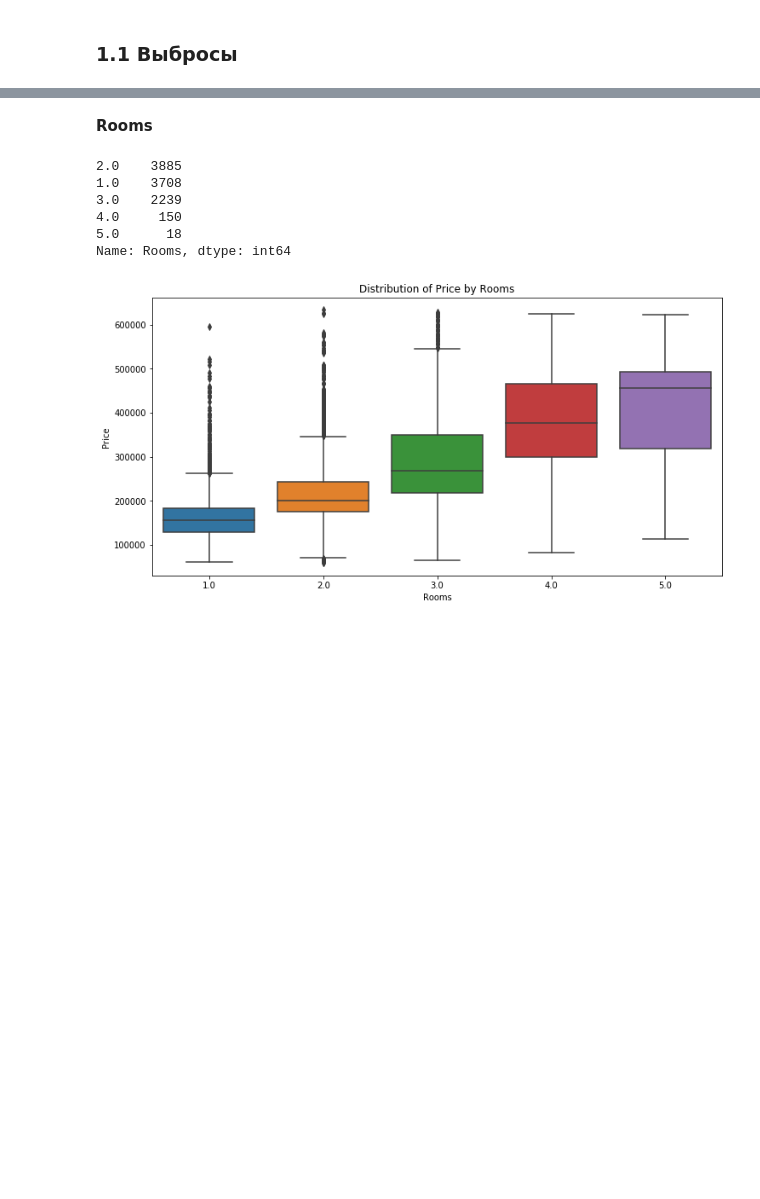
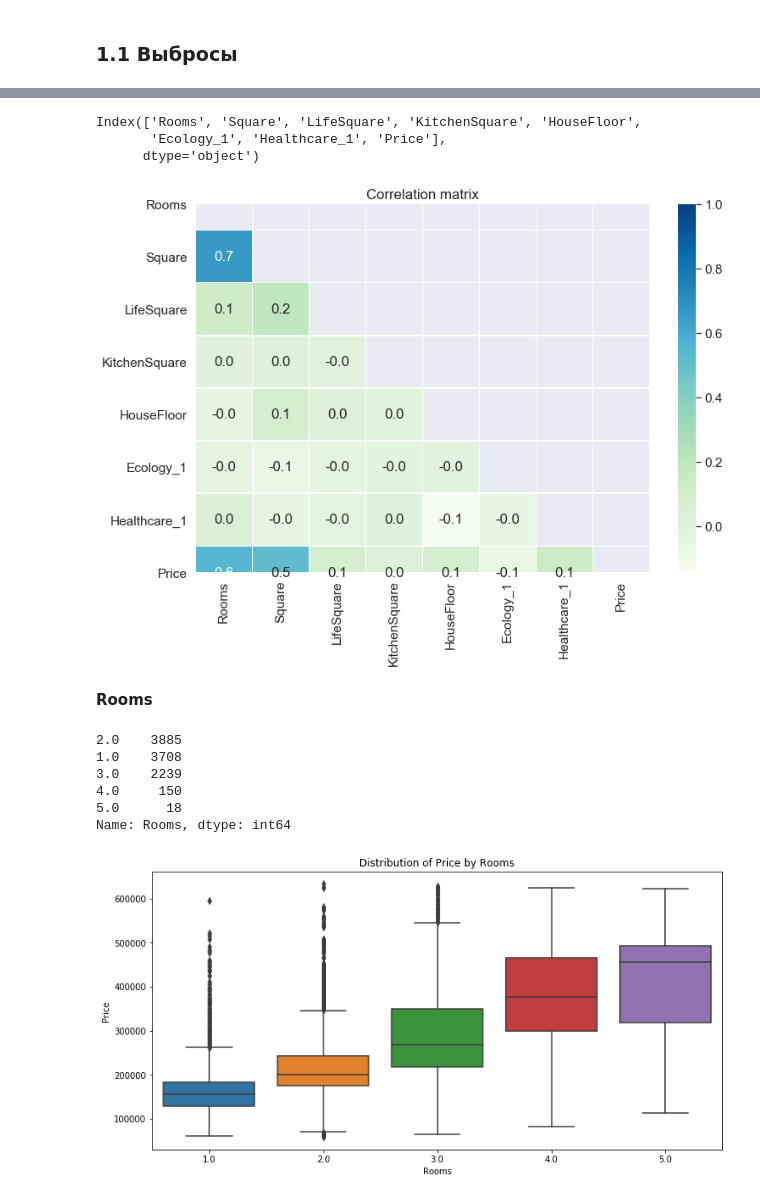
Before and after one commit to stureiko/GeekBrains, a Jupyter notebook: DataLibraries/CourseProject/RE-predict.ipynb, the cells around one changed output, grey strips where cells are left out. Saved outputs shown, nothing was run; the diff lists cells and outputs as text; code cells hidden in the pictures; blank space fills up the shorter version.

```diff
--- a/DataLibraries/CourseProject/RE-predict.ipynb
+++ b/DataLibraries/CourseProject/RE-predict.ipynb
@@ -127,7 +127,25 @@ Shops_1              int8
 Shops_2          category
 dtype: object
 # %%
-df_num_features = X.select_dtypes(include='float64')
+df_num_features = df.select_dtypes(include='float32')
+# %%
+df_num_features.columns
+# %% [output]
+Index(['Rooms', 'Square', 'LifeSquare', 'KitchenSquare', 'HouseFloor',
+       'Ecology_1', 'Healthcare_1', 'Price'],
+      dtype='object')
+# %%
+num_features = pd.DataFrame(df_num_features)
+corr = num_features.corr()
+plt.figure(figsize = (12, 8))
+mask = np.zeros_like(corr, dtype=np.bool)  # отрезаем лишнюю половину матрицы
+mask[np.triu_indices_from(mask)] = True
+sns.set(font_scale=1.4)
+sns.heatmap(num_features.corr(), mask=mask, annot=True, fmt='.1f', linewidths=.5, cmap='GnBu')
+plt.title('Correlation matrix')
+plt.show();
+# %% [output]
+[figure, added]
 # %% [markdown]
 **Rooms**
 # %%
```
Also changed, not shown: parts of 2 cells of this notebook.
